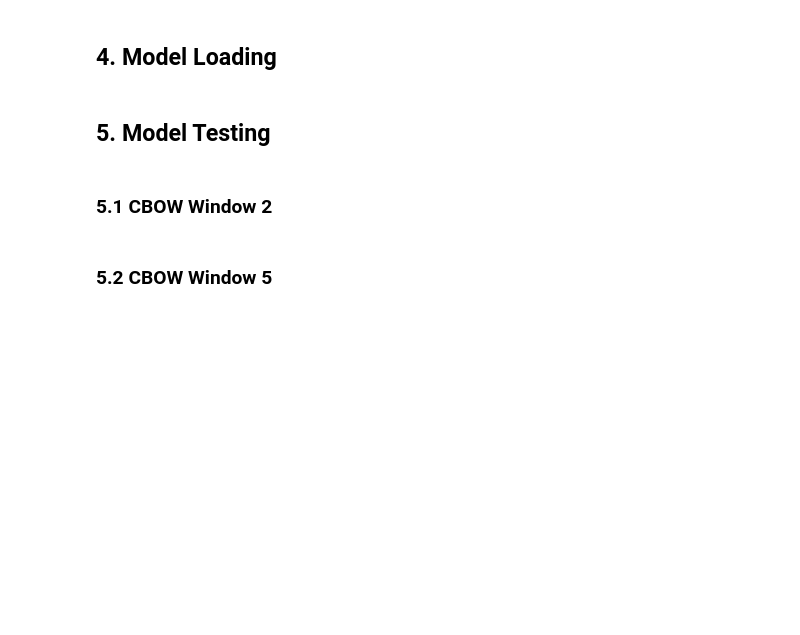
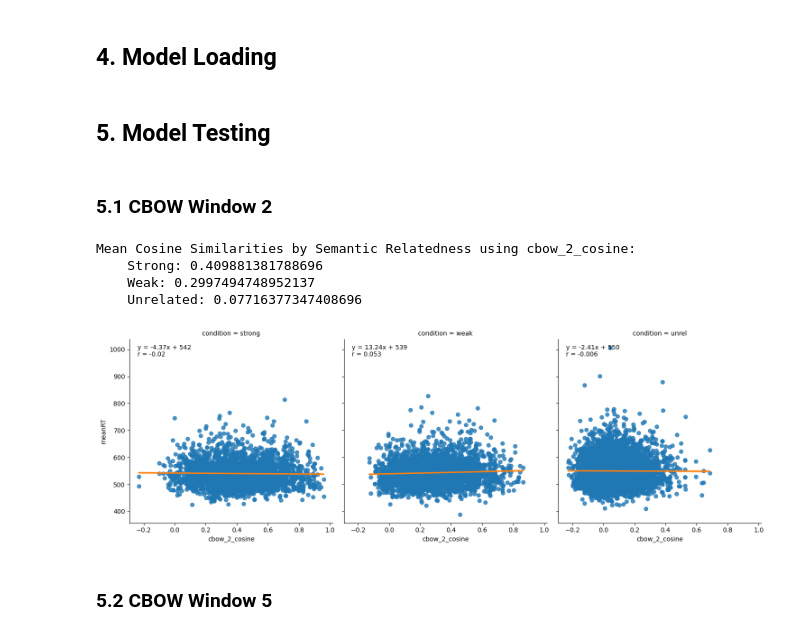
Before and after one commit to daanbrugmans/ru-computational-psycholinguistics-23-24, a Jupyter notebook: assignment-1/main.ipynb, the cells around one changed output. Cells and saved outputs as stored; diff of their text form; code cells hidden in the pictures; blank space fills up the shorter version.

```diff
--- a/assignment-1/main.ipynb
+++ b/assignment-1/main.ipynb
@@ -90,12 +94,57 @@ skipgram_window_8 = Word2Vec.load(os.path.join(MODEL_DIR, "skipgram_window_8.wav
 # TODO: For every word2vec model, calculate the cosine similarities between test_df prime and target using `model.wv.similarity(prime, target)`
 
 # TODO: Store the cosine similarities, group by semantic relatedness (strong, weak, unrelated) and calculate the mean.per group.
-# Check if mean similarities match the three conditions: strong should be smallest (since small semantic distance), then weak, then unrelated
+# Check if mean similarities match the three conditions: strong should be largest (since small semantic distance/large semantic similarity), then weak, then unrelated
 
 # TODO: Investigate how well the sizes of the priming effects for each target are predicted by cosine similarities
-# Build seaborn regression plot where x = cosine_similarity, y = meanRT, hue = isi, seed = SEED
+# Build seaborn regression plot where x = cosine_similarity, y = meanRT, col = isi, seed = SEED
 # Use SciPy to get linear regression slope, intercept, r from seaborn plot and add it to plot
+
+def calculate_cosine_similarities(row: pd.Series, word2vec_model: Word2Vec) -> float:
+    model_vocabulary = list(word2vec_model.wv.index_to_key) # NOTE: Instruction from assignment (model.wv.vocab) does not work in Gensim 4.0.0
+
+    if row["prime"] not in model_vocabulary:
+        return 0.0
+
+    if row["target"] not in model_vocabulary:
+        return 0.0
+
+    return word2vec_model.wv.similarity(row["prime"], row["target"])
+
+def print_mean_cosine_similarity_by_semantic_relatedness(df: pd.DataFrame, similarity_column_name: str) -> None:
+    strong_mean = df[df["condition"] == "strong"][similarity_column_name].mean()
+    weak_mean = df[df["condition"] == "weak"][similarity_column_name].mean()
+    unrel_mean = df[df["condition"] == "unrel"][similarity_column_name].mean()
+
+    print(f"Mean Cosine Similarities by Semantic Relatedness using {similarity_column_name}:")
+    print(f"    Strong: {strong_mean}")
+    print(f"    Weak: {weak_mean}")
+    print(f"    Unrelated: {unrel_mean}")
+
+def plot_cosine_similarity_as_predictor_of_priming_effect(df: pd.DataFrame, similarity_column_name: str) -> None:
+    plot = sns.lmplot(x=similarity_column_name, y="meanRT", col="condition", data=df, seed=SEED, line_kws={"color": "C1"})
+
+    for indices, facet_df in plot.facet_data():
+        reg_slope, reg_intercept, r, _, _ = scipy.stats.linregress(
+            x=facet_df[similarity_column_name],
+            y=facet_df["meanRT"]
+        )
+
+        plt.text(-3 + (indices[1] * 1.38), 1000, f"y = {round(reg_slope, 2)}x + {round(reg_intercept)}")
+        plt.text(-3 + (indices[1] * 1.38), 975, f"r = {round(r, 3)}")
 # %% [markdown]
 ### 5.1 CBOW Window 2
+# %%
+test_df["cbow_2_cosine"] = test_df.apply(calculate_cosine_similarities, word2vec_model=cbow_window_2, axis=1)
+
+print_mean_cosine_similarity_by_semantic_relatedness(test_df, "cbow_2_cosine")
+
+plot_cosine_similarity_as_predictor_of_priming_effect(test_df, "cbow_2_cosine")
+# %% [output]
+Mean Cosine Similarities by Semantic Relatedness using cbow_2_cosine:
+    Strong: 0.409881381788696
+    Weak: 0.2997494748952137
+    Unrelated: 0.07716377347408696
+[figure, added]
 # %% [markdown]
 ### 5.2 CBOW Window 5
```
Also changed, not shown: parts of 11 cells of this notebook, 6 other files.
